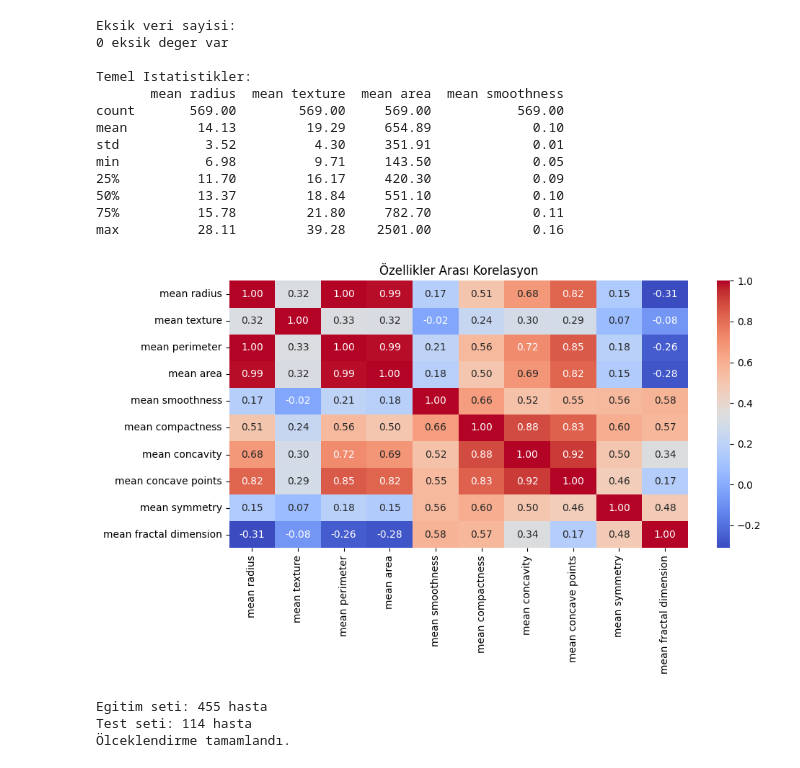
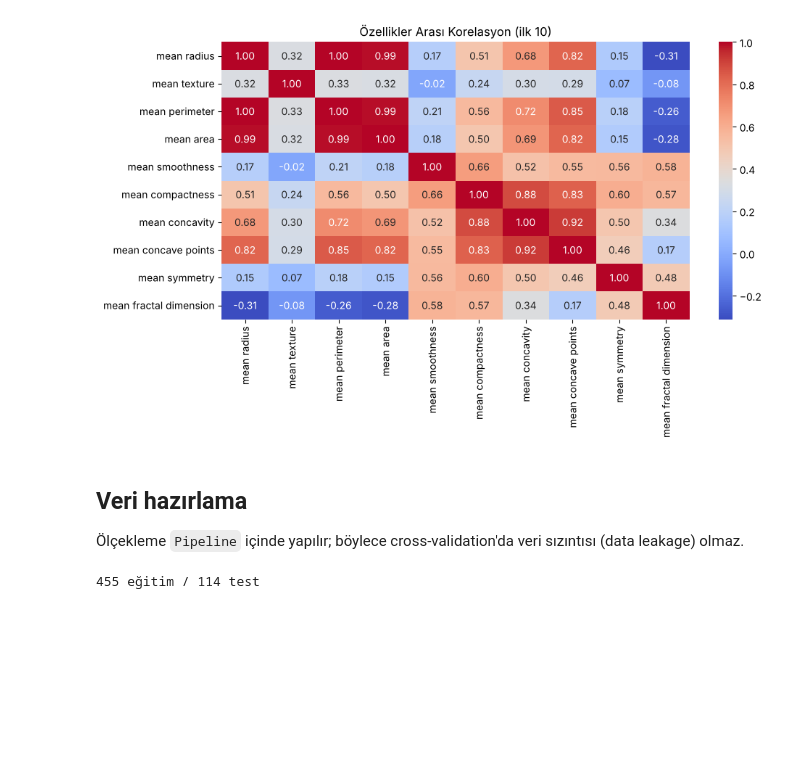
Before and after one commit to meteefgd/ml-kanser-hasta-tahmini, a Jupyter notebook: kanser_tahmini.ipynb, the cells around one changed output. Drawn from its saved outputs; the diff is of its cells as text; code cells hidden in the pictures; blank space fills up the shorter version.

```diff
--- a/kanser_tahmini.ipynb
+++ b/kanser_tahmini.ipynb
@@ -79,52 +41,18 @@ Iyi Huylu (Saglikli): 357
 # %%
-# Eksik veri kontrolu
-print('Eksik veri sayisi:')
-print(df.isnull().sum().sum(), 'eksik deger var')
-
-# Temel istatistikler
-print('\nTemel Istatistikler:')
-print(df[['mean radius', 'mean texture', 'mean area', 'mean smoothness']].describe().round(2))
-
-# Korelasyon grafigi - ilk 10 ozellik
 plt.figure(figsize=(10, 6))
 sns.heatmap(df.iloc[:, :10].corr(), annot=True, fmt='.2f', cmap='coolwarm')
-plt.title('Özellikler Arası Korelasyon')
-plt.tight_layout()
-plt.show()
+plt.title('Özellikler Arası Korelasyon (ilk 10)')
+plt.tight_layout(); plt.show()
 # %% [output]
-Eksik veri sayisi:
-0 eksik deger var
-
-Temel Istatistikler:
-       mean radius  mean texture  mean area  mean smoothness
-count       569.00        569.00     569.00           569.00
-mean         14.13         19.29     654.89             0.10
-std           3.52          4.30     351.91             0.01
-min           6.98          9.71     143.50             0.05
-25%          11.70         16.17     420.30             0.09
-50%          13.37         18.84     551.10             0.10
-75%          15.78         21.80     782.70             0.11
-max          28.11         39.28    2501.00             0.16
-[figure, old version]
+[figure, new version]
+# %% [markdown]
+## Veri hazırlama
+Ölçekleme `Pipeline` içinde yapılır; böylece cross-validation'da veri sızıntısı (data leakage) olmaz.
 # %%
-# Veriyi hazirlama
-X = df.drop(['hedef', 'tanı'], axis=1)
+X = df.drop('hedef', axis=1)
 y = df['hedef']
-
-# Egitim ve test olarak bol
 X_train, X_test, y_train, y_test = train_test_split(
-    X, y, test_size=0.2, random_state=42, stratify=y
-)
-
-# Olceklendirme - ozellikleri bazıları buyuk,kucuk sayılar makıne agıra yonelır esıtledık
-scaler = StandardScaler()
-X_train_scaled = scaler.fit_transform(X_train)
-X_test_scaled = scaler.transform(X_test)
-
-print(f'Egitim seti: {len(X_train)} hasta')
-print(f'Test seti: {len(X_test)} hasta')
-print('Ölceklendirme tamamlandı.')
+    X, y, test_size=0.2, random_state=42, stratify=y)
+print(len(X_train), 'eğitim /', len(X_test), 'test')
 # %% [output]
-Egitim seti: 455 hasta
-Test seti: 114 hasta
-Ölceklendirme tamamlandı.
+455 eğitim / 114 test
```
Also changed, not shown: parts of 11 cells of this notebook.
